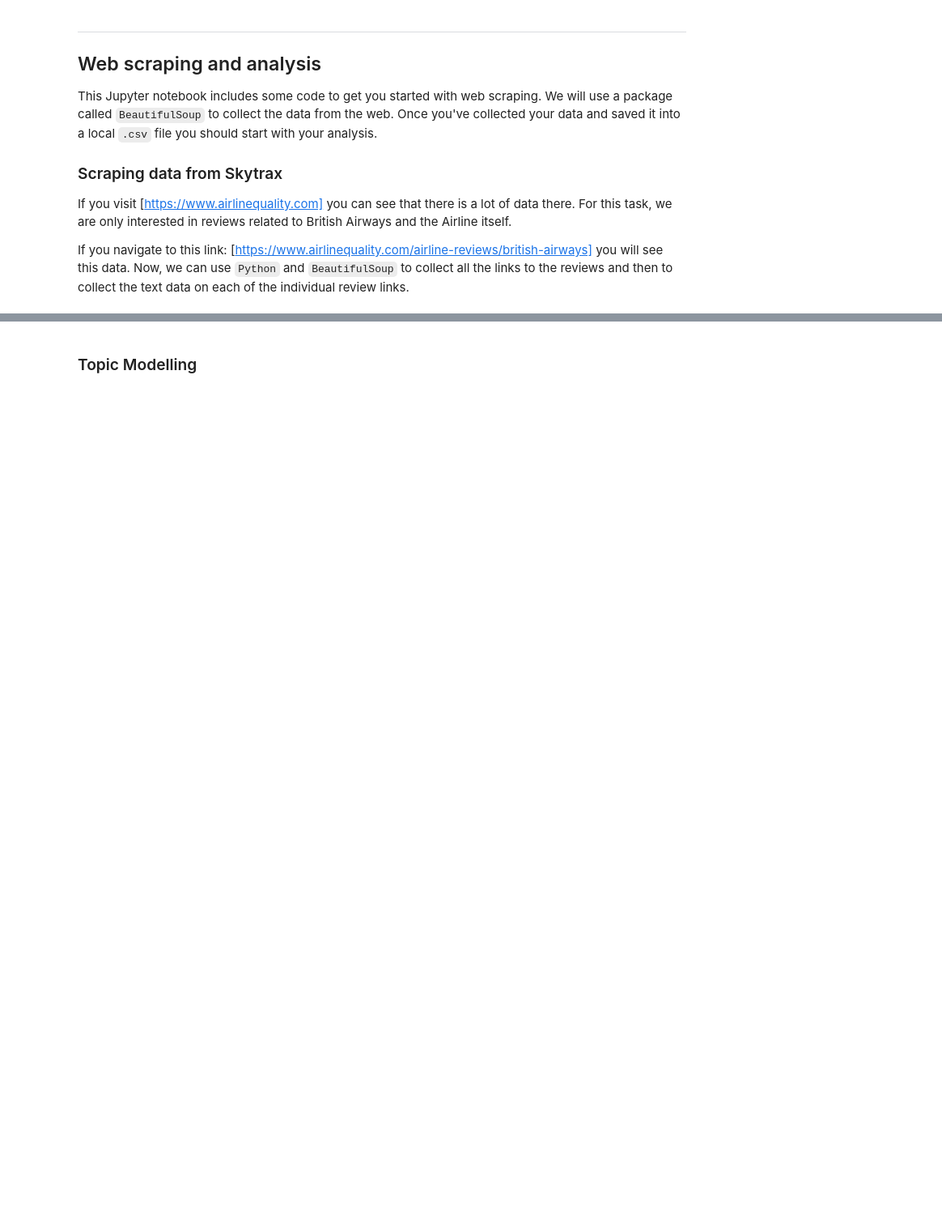
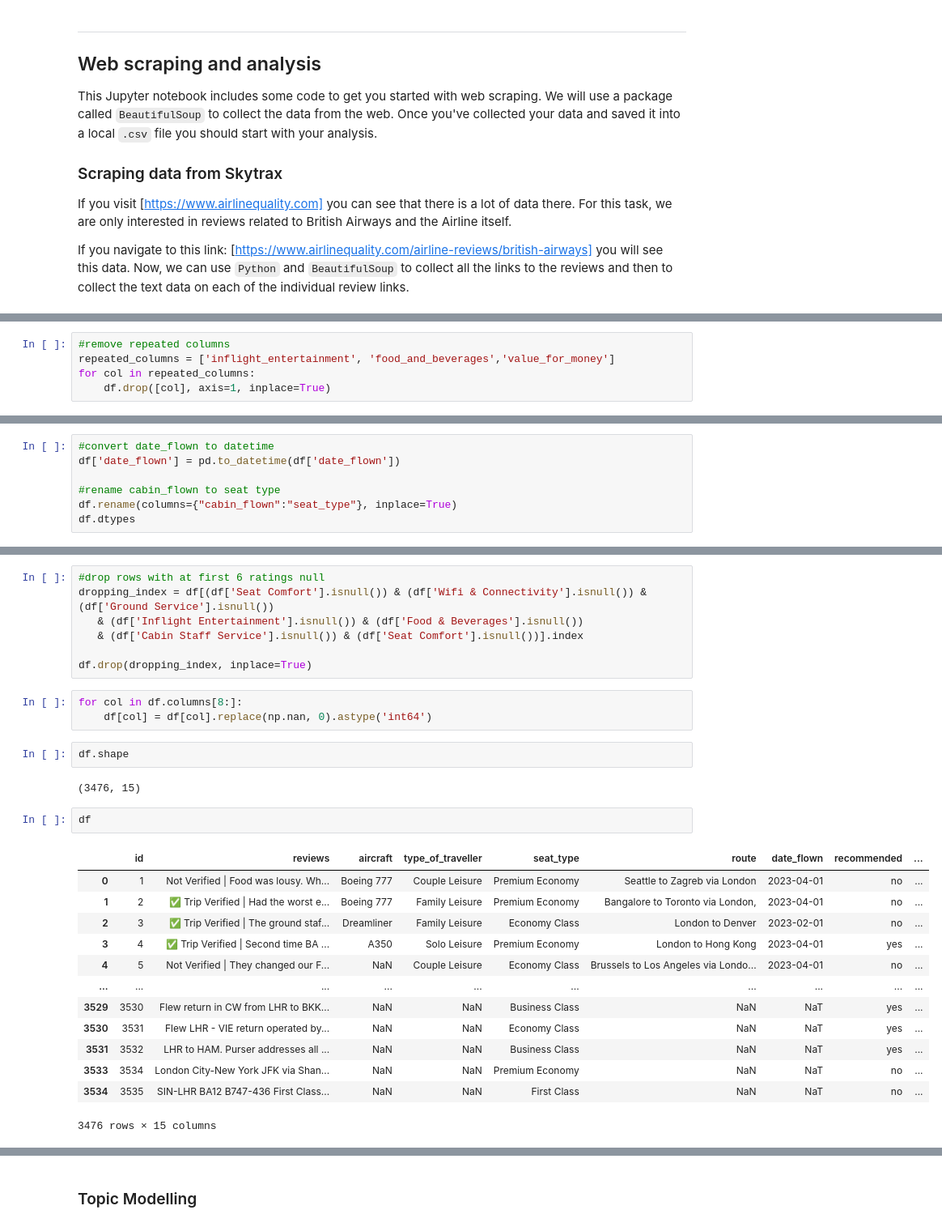
Before and after one commit to grooveyman/british_airways, a Jupyter notebook: getting_started.ipynb, the cells around one changed output, grey strips where cells are left out. Shown at 81% size. Cells and saved outputs as stored; diff of their text form; blank space fills up the shorter version.

```diff
--- a/getting_started.ipynb
+++ b/getting_started.ipynb
@@ -98,0 +198,5 @@ df.head(20)
+# %%
+#remove repeated columns
+repeated_columns = ['inflight_entertainment', 'food_and_beverages','value_for_money']
+for col in repeated_columns:
+    df.drop([col], axis=1, inplace=True)
@@ -98,0 +222,7 @@ df.head(20)
+# %%
+#convert date_flown to datetime
+df['date_flown'] = pd.to_datetime(df['date_flown'])
+
+#rename cabin_flown to seat type
+df.rename(columns={"cabin_flown":"seat_type"}, inplace=True)
+df.dtypes
@@ -98,0 +246,30 @@ df.head(20)
+# %%
+#drop rows with at first 6 ratings null
+dropping_index = df[(df['Seat Comfort'].isnull()) & (df['Wifi & Connectivity'].isnull()) & (df['Ground Service'].isnull())
+   & (df['Inflight Entertainment'].isnull()) & (df['Food & Beverages'].isnull())
+   & (df['Cabin Staff Service'].isnull()) & (df['Seat Comfort'].isnull())].index
+
+df.drop(dropping_index, inplace=True)
+# %%
+for col in df.columns[8:]:
+    df[col] = df[col].replace(np.nan, 0).astype('int64')
+# %%
+df.shape
+# %% [output]
+(3476, 15)
+# %%
+df
+# %% [output]
+|  | id | reviews | aircraft | type_of_traveller | seat_type | route | date_flown | recommended | ... |
+| 0 | 1 | Not Verified | Food was lousy. Wh... | Boeing 777 | Couple Leisure | Premium Economy | Seattle to Zagreb via London | 2023-04-01 | no | ... |
+| 1 | 2 | ✅ Trip Verified | Had the worst e... | Boeing 777 | Family Leisure | Premium Economy | Bangalore to Toronto via London, | 2023-04-01 | no | ... |
+| 2 | 3 | ✅ Trip Verified | The ground staf... | Dreamliner | Family Leisure | Economy Class | London to Denver | 2023-02-01 | no | ... |
+| 3 | 4 | ✅ Trip Verified | Second time BA ... | A350 | Solo Leisure | Premium Economy | London to Hong Kong | 2023-04-01 | yes | ... |
+| 4 | 5 | Not Verified | They changed our F... | NaN | Couple Leisure | Economy Class | Brussels to Los Angeles via Londo... | 2023-04-01 | no | ... |
+| ... | ... | ... | ... | ... | ... | ... | ... | ... | ... |
+| 3529 | 3530 | Flew return in CW from LHR to BKK... | NaN | NaN | Business Class | NaN | NaT | yes | ... |
+| 3530 | 3531 | Flew LHR - VIE return operated by... | NaN | NaN | Economy Class | NaN | NaT | yes | ... |
+| 3531 | 3532 | LHR to HAM. Purser addresses all ... | NaN | NaN | Business Class | NaN | NaT | yes | ... |
+| 3533 | 3534 | London City-New York JFK via Shan... | NaN | NaN | Premium Economy | NaN | NaT | no | ... |
+| 3534 | 3535 | SIN-LHR BA12 B747-436 First Class... | NaN | NaN | First Class | NaN | NaT | no | ... |
+3476 rows × 15 columns
```
Also changed, not shown: parts of 31 cells of this notebook, 3 other files.
